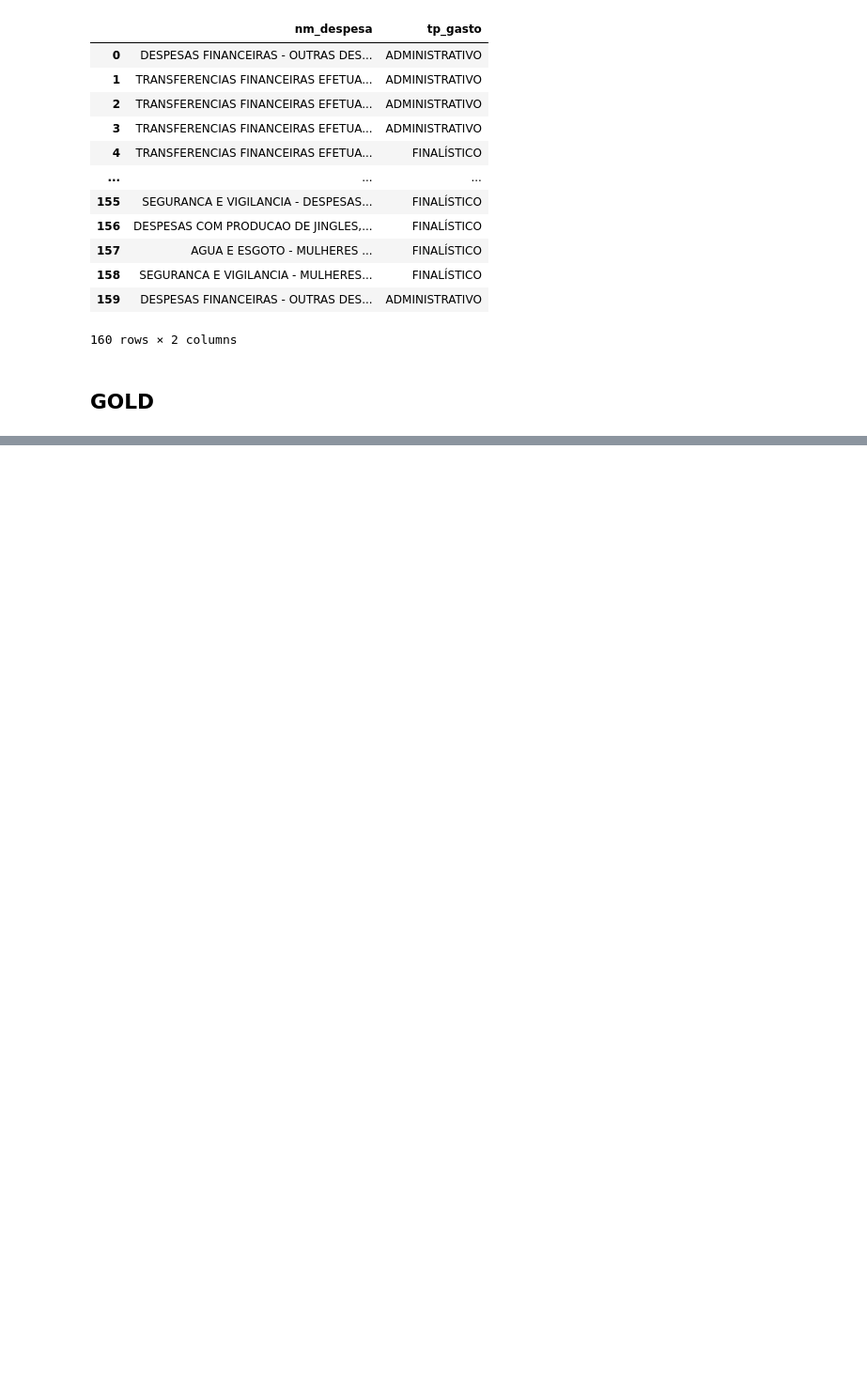
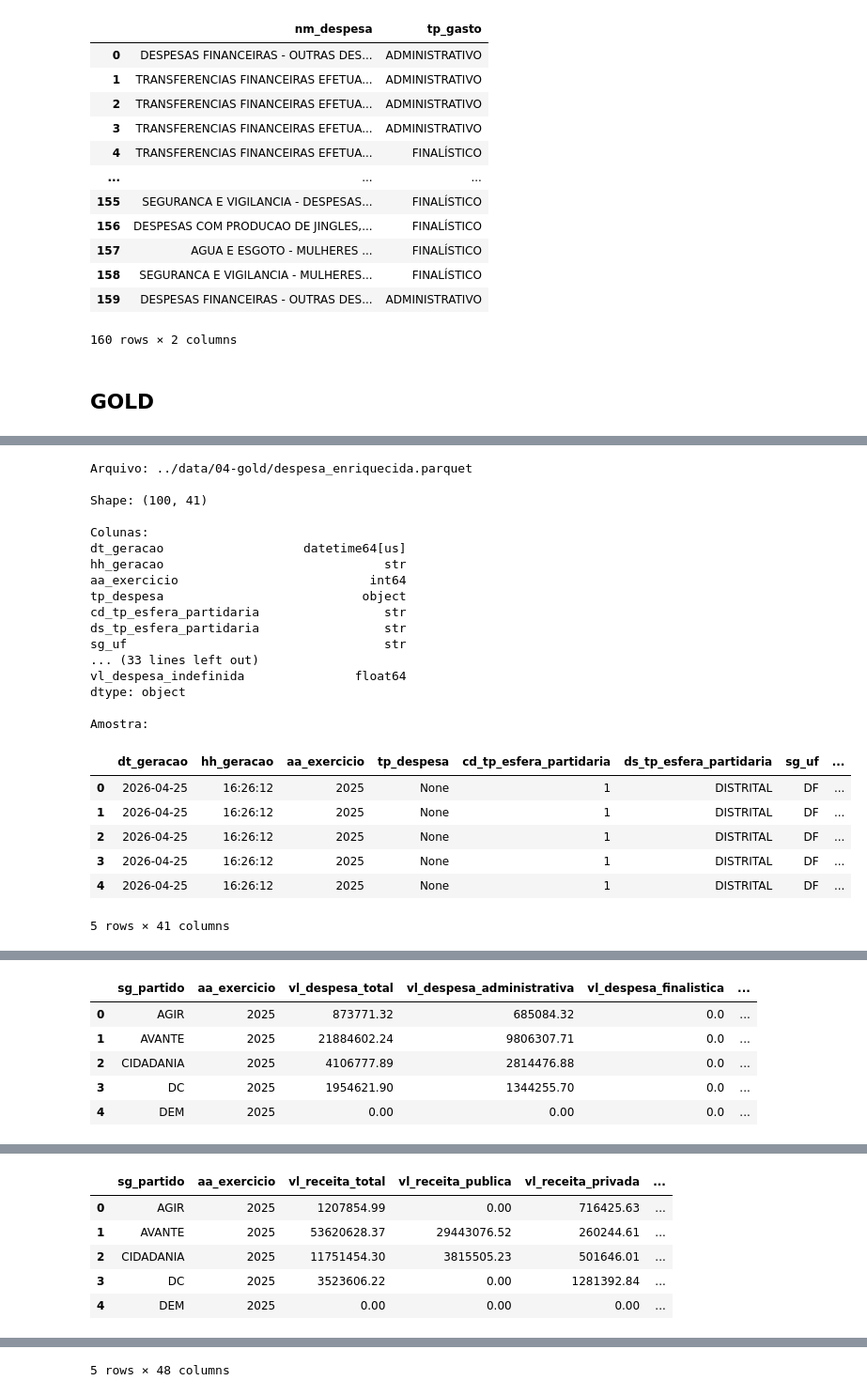
Before and after one commit to nicolas0liveira/transparencia_partidaria_br, a Jupyter notebook: notebooks/00-debug_generico.ipynb, the cells around one changed output, grey strips where cells are left out. Shown at 94% size. Cells and saved outputs as stored; diff of their text form; code cells hidden in the pictures; blank space fills up the shorter version.

```diff
--- a/notebooks/00-debug_generico.ipynb
+++ b/notebooks/00-debug_generico.ipynb
@@ -5,3 +24,24 @@ import duckdb
+# %%
+from IPython.display import display
+import duckdb
+
+for file in PARQUET_FILE_NAME:
+    print(f"\nArquivo: {file}")
+
+    df = duckdb.sql(
+        f"""
+        SELECT *
+        FROM read_parquet('{file}')
+        LIMIT 100
+        """
+    ).df()
+
+    print("\nShape:", df.shape)
+    print("\nColunas:")
+    print(df.dtypes)
+
+    print("\nAmostra:")
+    display(df.head())
 # %% [markdown]
 ## Broze
 # %% [markdown]
@@ -205,0 +381,46 @@ df.head()
+# %%
+from IPython.display import display
+import duckdb
+
+for file in PARQUET_FILE_NAME:
+    print(f"\nArquivo: {file}")
+
+    df = duckdb.sql(
+        f"""
+        SELECT *
+        FROM read_parquet('{file}')
+        LIMIT 100
+        """
+    ).df()
+
+    print("\nShape:", df.shape)
+    print("\nColunas:")
+    print(df.dtypes)
+
+    print("\nAmostra:")
+    display(df.head())
+# %% [output]
+Arquivo: ../data/04-gold/despesa_enriquecida.parquet
+
+Shape: (100, 41)
+
+Colunas:
+dt_geracao                   datetime64[us]
+hh_geracao                              str
+aa_exercicio                          int64
+tp_despesa                           object
+cd_tp_esfera_partidaria                 str
+ds_tp_esfera_partidaria                 str
+sg_uf                                   str
+... (33 lines left out)
+vl_despesa_indefinida               float64
+dtype: object
+
+Amostra:
+|  | dt_geracao | hh_geracao | aa_exercicio | tp_despesa | cd_tp_esfera_partidaria | ds_tp_esfera_partidaria | sg_uf | ... |
+| 0 | 2026-04-25 | 16:26:12 | 2025 | None | 1 | DISTRITAL | DF | ... |
+| 1 | 2026-04-25 | 16:26:12 | 2025 | None | 1 | DISTRITAL | DF | ... |
+| 2 | 2026-04-25 | 16:26:12 | 2025 | None | 1 | DISTRITAL | DF | ... |
+| 3 | 2026-04-25 | 16:26:12 | 2025 | None | 1 | DISTRITAL | DF | ... |
+| 4 | 2026-04-25 | 16:26:12 | 2025 | None | 1 | DISTRITAL | DF | ... |
+5 rows × 41 columns
@@ -205,0 +446,6 @@ df.head()
+|  | sg_partido | aa_exercicio | vl_despesa_total | vl_despesa_administrativa | vl_despesa_finalistica | ... |
+| 0 | AGIR | 2025 | 873771.32 | 685084.32 | 0.0 | ... |
+| 1 | AVANTE | 2025 | 21884602.24 | 9806307.71 | 0.0 | ... |
+| 2 | CIDADANIA | 2025 | 4106777.89 | 2814476.88 | 0.0 | ... |
+| 3 | DC | 2025 | 1954621.90 | 1344255.70 | 0.0 | ... |
+| 4 | DEM | 2025 | 0.00 | 0.00 | 0.0 | ... |
@@ -205,0 +470,6 @@ df.head()
+|  | sg_partido | aa_exercicio | vl_receita_total | vl_receita_publica | vl_receita_privada | ... |
+| 0 | AGIR | 2025 | 1207854.99 | 0.00 | 716425.63 | ... |
+| 1 | AVANTE | 2025 | 53620628.37 | 29443076.52 | 260244.61 | ... |
+| 2 | CIDADANIA | 2025 | 11751454.30 | 3815505.23 | 501646.01 | ... |
+| 3 | DC | 2025 | 3523606.22 | 0.00 | 1281392.84 | ... |
+| 4 | DEM | 2025 | 0.00 | 0.00 | 0.00 | ... |
@@ -205,0 +499 @@ df.head()
+5 rows × 48 columns
```
Also changed, not shown: parts of 9 cells of this notebook, 12 other files.
